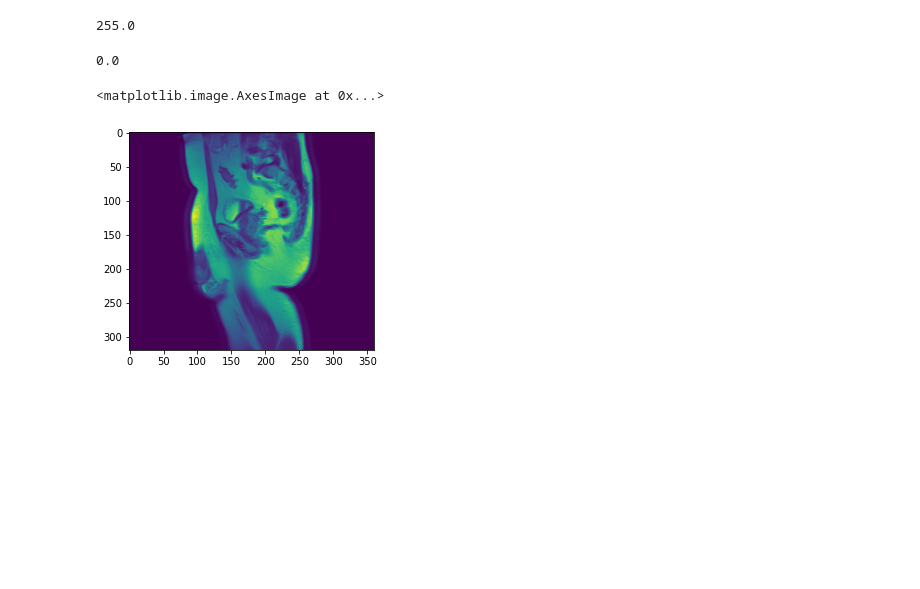
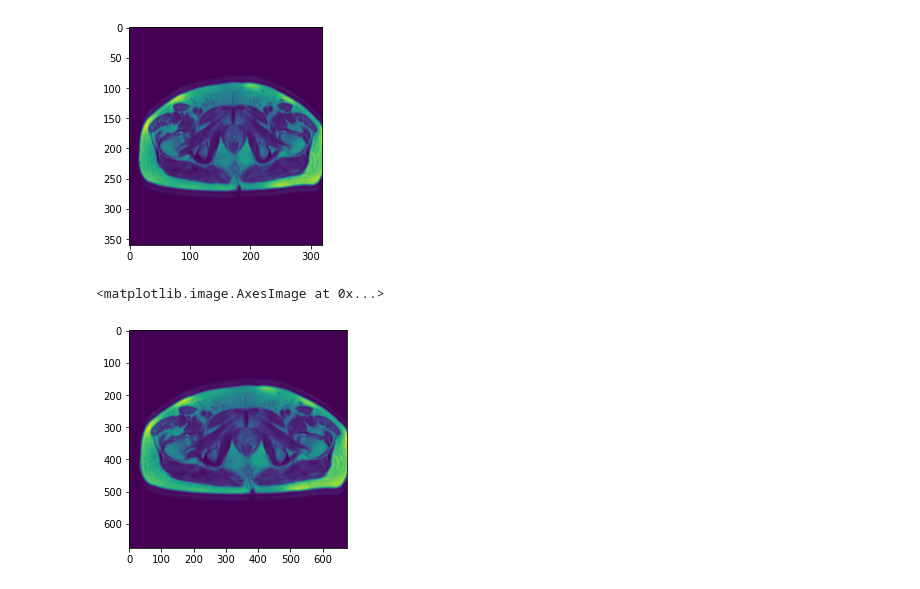
Before and after one commit to mpierangeli/PEFI-Prostate_Cancer_MRI, a Jupyter notebook: pruee.ipynb, the cells around one changed output. Cells and saved outputs as stored; diff of their text form; code cells hidden in the pictures; blank space fills up the shorter version.

```diff
--- a/pruee.ipynb
+++ b/pruee.ipynb
@@ -11,7 +11,8 @@ import cv2
 filepath = easygui.fileopenbox("Seleccione la imagen a reportar","MENU")
 full_dicom = pydicom.dcmread(filepath)
 img = full_dicom.pixel_array
+img = (img/img.max())*255
+plt.imshow(img)
+ima_r = cv2.resize(img,(675,int(675)))
+# %% [output]
+[figure, added]
-# %%
-img.max()
-# %% [output]
-255.0
@@ -20,4 +18,0 @@ img = (img/img.max())*255
-# %%
-img.min()
-# %% [output]
-0.0
@@ -26,5 +19,5 @@ img_resized = cv2.resize(img, (1000,1000))
 # %%
-plt.imshow(img)
+plt.imshow(ima_r)
 # %% [output]
 <matplotlib.image.AxesImage at 0x...>
-[figure, old version]
+[figure, new version]
```
Also changed, not shown: parts of 5 cells of this notebook, 1 other file.
